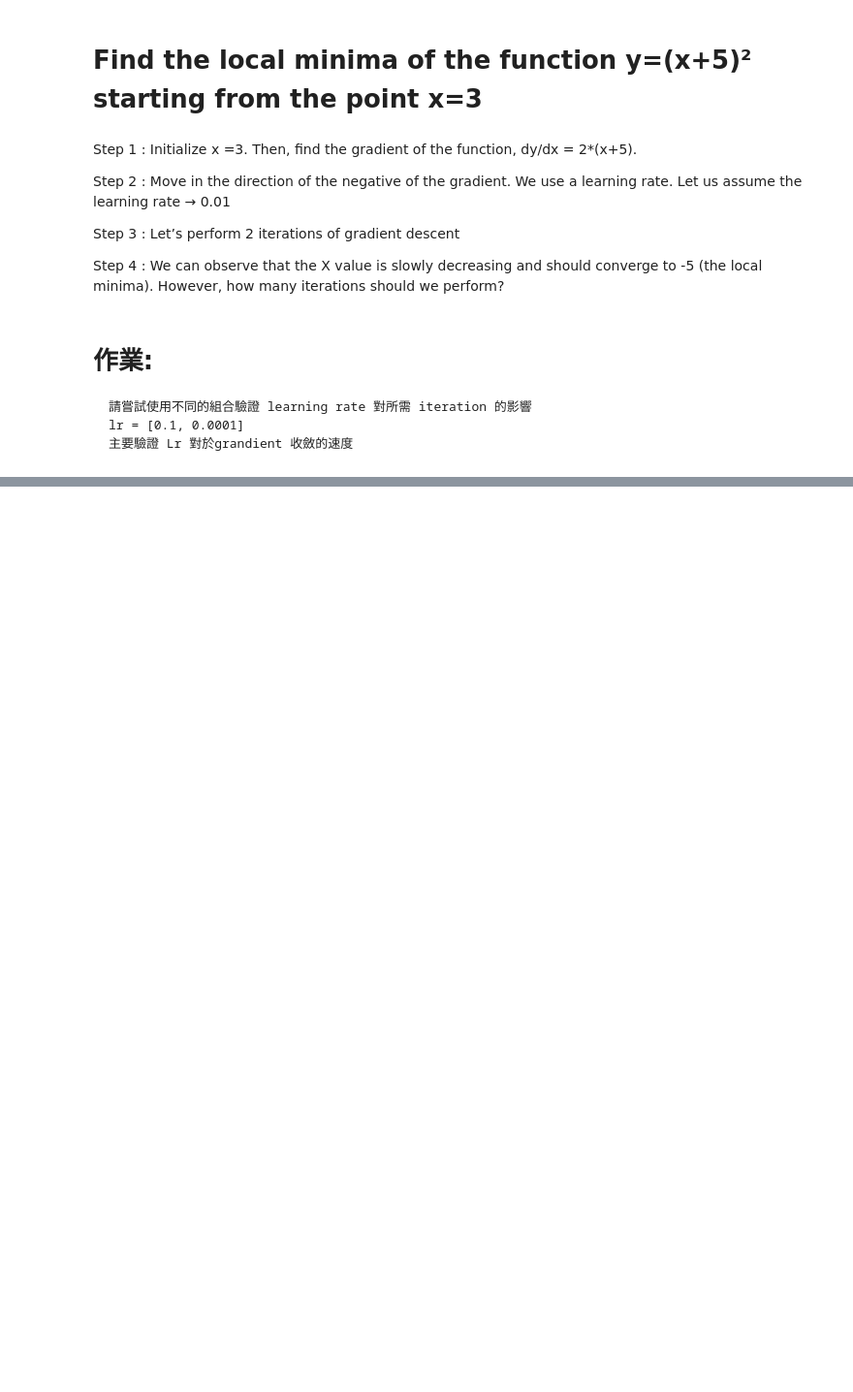
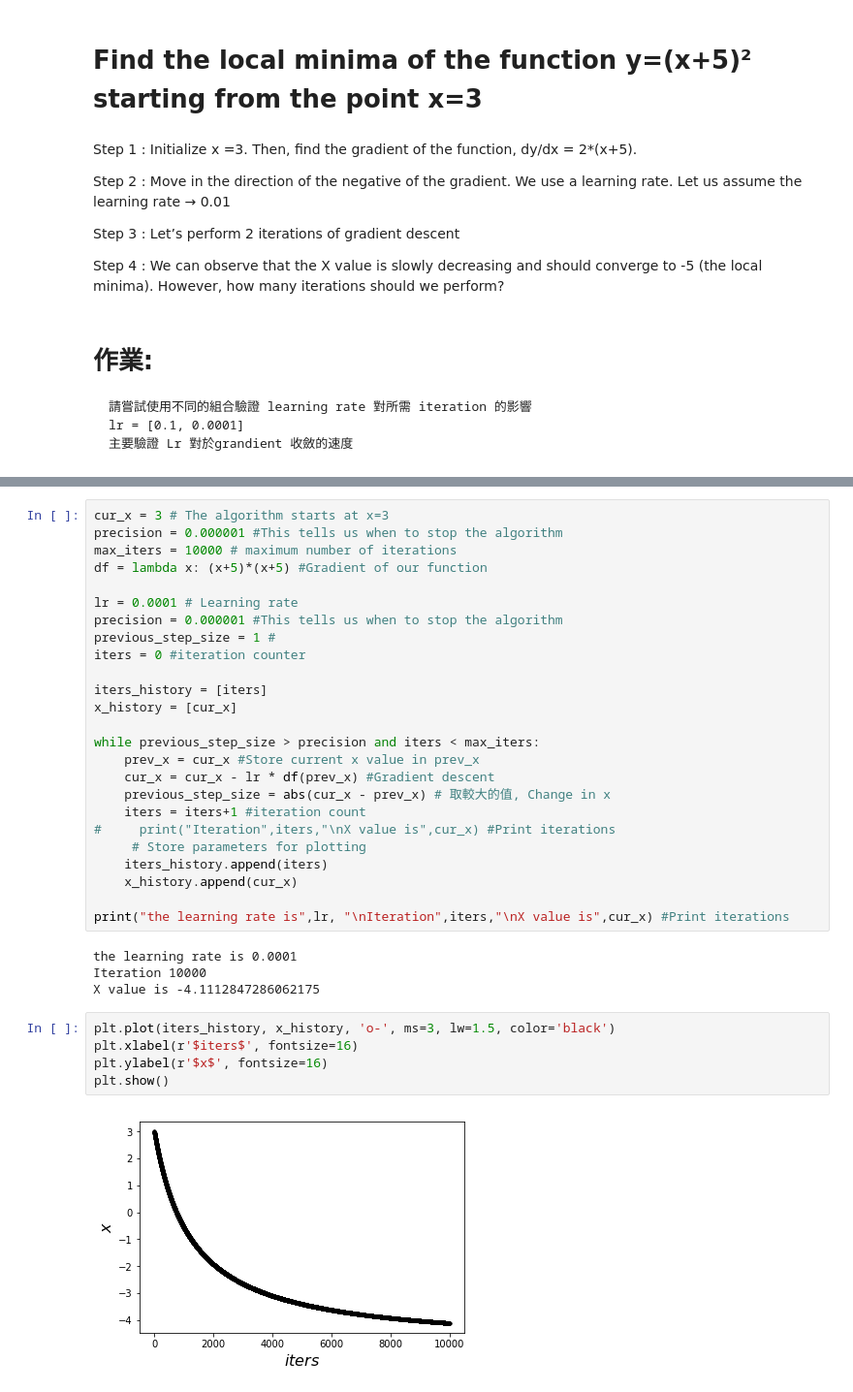
Before and after one commit to ocaTom/ML100-Days, a Jupyter notebook: Day_073_Gradient_Descent_HW.ipynb, the cells around one changed output, grey strips where cells are left out. Shown at 97% size. Cells and saved outputs as stored; diff of their text form; blank space fills up the shorter version.

```diff
--- a/Day_073_Gradient_Descent_HW.ipynb
+++ b/Day_073_Gradient_Descent_HW.ipynb
@@ -33,0 +127,36 @@ while previous_step_size > precision and iters < max_iters:
+# %%
+cur_x = 3 # The algorithm starts at x=3
+precision = 0.000001 #This tells us when to stop the algorithm
+max_iters = 10000 # maximum number of iterations
+df = lambda x: (x+5)*(x+5) #Gradient of our function
+
+lr = 0.0001 # Learning rate
+precision = 0.000001 #This tells us when to stop the algorithm
+previous_step_size = 1 #
+iters = 0 #iteration counter
+
+iters_history = [iters]
+x_history = [cur_x]
+
+while previous_step_size > precision and iters < max_iters:
+    prev_x = cur_x #Store current x value in prev_x
+    cur_x = cur_x - lr * df(prev_x) #Gradient descent
+    previous_step_size = abs(cur_x - prev_x) # 取較大的值, Change in x
+    iters = iters+1 #iteration count
+#     print("Iteration",iters,"\nX value is",cur_x) #Print iterations
+     # Store parameters for plotting
+    iters_history.append(iters)
+    x_history.append(cur_x)
+
+print("the learning rate is",lr, "\nIteration",iters,"\nX value is",cur_x) #Print iterations
+# %% [output]
+the learning rate is 0.0001
+Iteration 10000
+X value is -4.1112847286062175
+# %%
+plt.plot(iters_history, x_history, 'o-', ms=3, lw=1.5, color='black')
+plt.xlabel(r'$iters$', fontsize=16)
+plt.ylabel(r'$x$', fontsize=16)
+plt.show()
+# %% [output]
+[figure, added]
```
Also changed, not shown: parts of 6 cells of this notebook, 2 other files.
